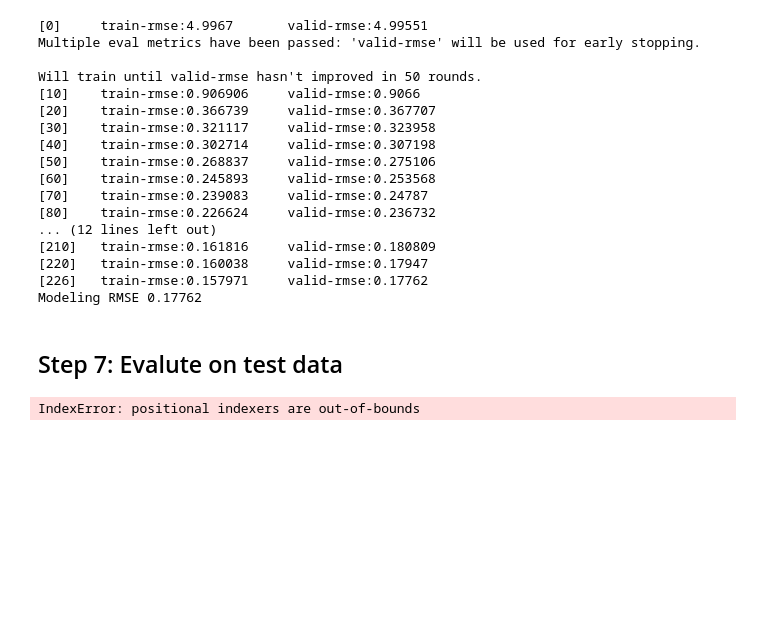
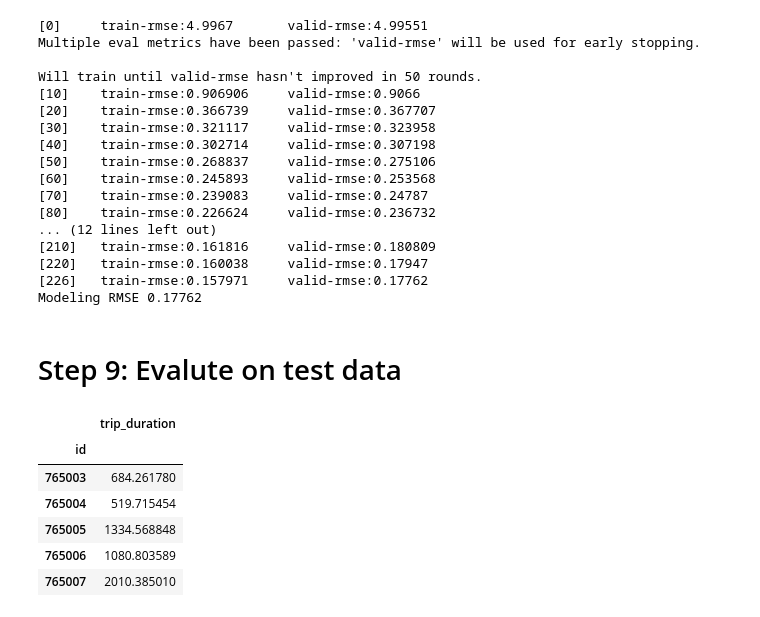
Before and after one commit to alteryx/DSx, a Jupyter notebook: NewYorkCity_taxi_case_study.ipynb, the cells around one changed output. Cells and saved outputs as stored; diff of their text form; code cells hidden in the pictures; blank space fills up the shorter version.

```diff
--- a/NewYorkCity_taxi_case_study.ipynb
+++ b/NewYorkCity_taxi_case_study.ipynb
@@ -342,11 +345,17 @@ Will train until valid-rmse hasn't improved in 50 rounds.
 [226]   train-rmse:0.157971     valid-rmse:0.17762
 Modeling RMSE 0.17762
 # %% [markdown]
-<h2>Step 7: Evalute on test data  </h2>
+# Step 9: Evalute on test data
 # %%
 y_pred = utils.predict_xgb(model, X_test)
-preview(y_pred,5)
+y_pred.head(5)
 # %% [output]
-IndexError: positional indexers are out-of-bounds
+|  | trip_duration |
+| id |  |
+| 765003 | 684.261780 |
+| 765004 | 519.715454 |
+| 765005 | 1334.568848 |
+| 765006 | 1080.803589 |
+| 765007 | 2010.385010 |
 # %%
 mean_squared_error(y_test, y_pred['trip_duration'])**0.5
```
Also changed, not shown: parts of 20 cells of this notebook, 1 other file.
